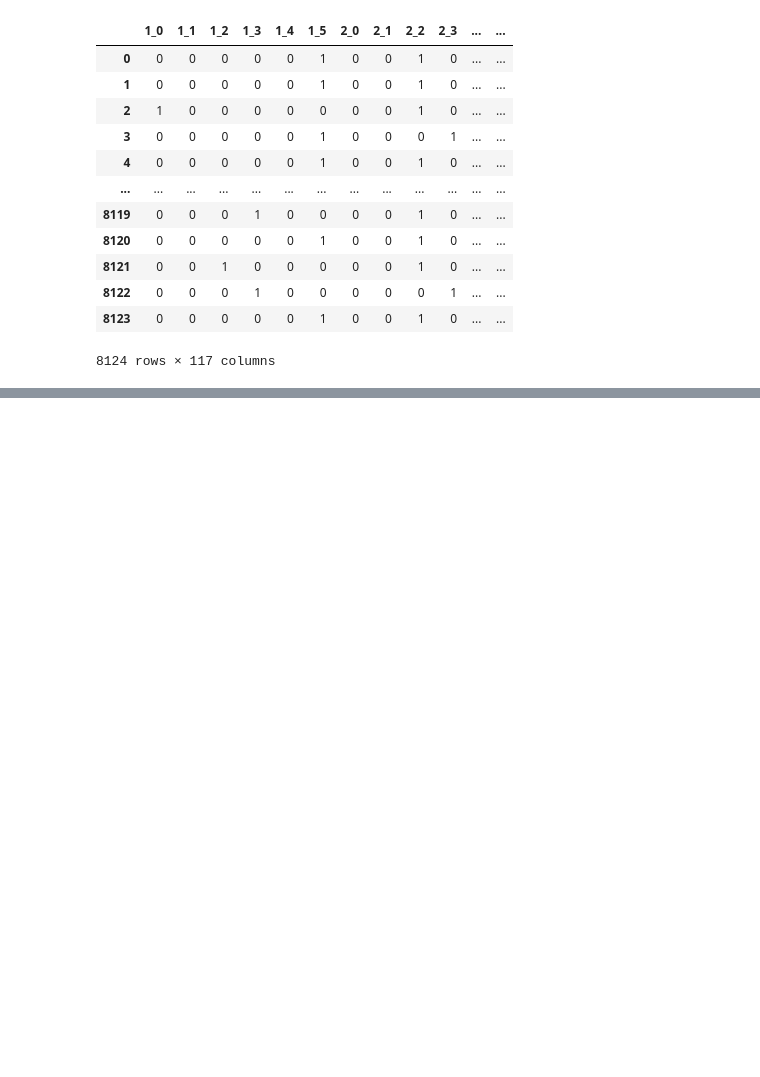
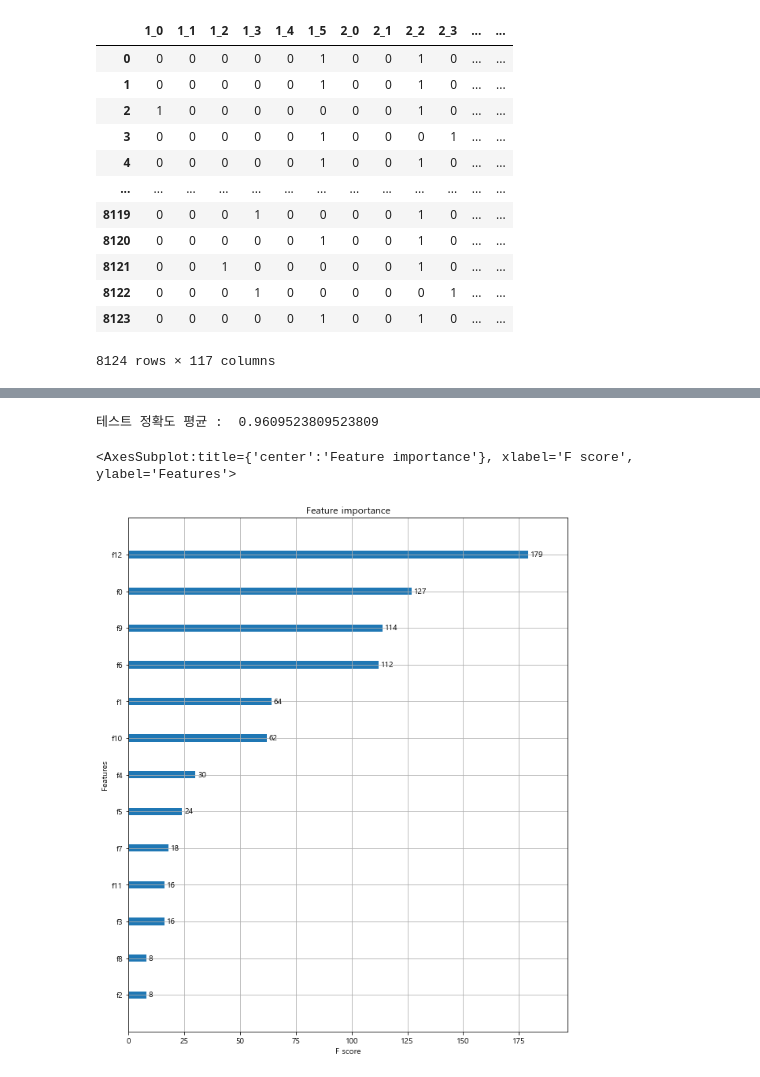
Before and after one commit to NikeLee/pythonwork, a Jupyter notebook: ai/3_의사결정트리.ipynb, the cells around one changed output, grey strips where cells are left out. Saved outputs shown, nothing was run; the diff lists cells and outputs as text; code cells hidden in the pictures; blank space fills up the shorter version.

```diff
--- a/ai/3_의사결정트리.ipynb
+++ b/ai/3_의사결정트리.ipynb
@@ -879,0 +919,5 @@ print("테스트 정확도 : ", grid_cv.score(X_test, y_test))
+# %%
+wine = load_wine()
+wine.feature_names
+wine.target_names
+wine.data.shape
@@ -879,0 +926,9 @@ print("테스트 정확도 : ", grid_cv.score(X_test, y_test))
+# %%
+X_train, X_test, y_train, y_test = train_test_split(wine.data, wine.target, test_size=.2,
+                                                   random_state=123)
+# %%
+xgbc = XGBClassifier(n_estimators=400, learning_rate=0.1, max_depth=3)
+xgbc.fit(X_train, y_train)
+
+print("훈련 정확도 : ", xgbc.score(X_train, y_train))
+print("테스트 정확도 : ", xgbc.score(X_test, y_test))
@@ -879,0 +951,10 @@ print("테스트 정확도 : ", grid_cv.score(X_test, y_test))
+# %%
+print("테스트 정확도 평균 : ", cross_val["test_score"].mean())
+# %% [output]
+테스트 정확도 평균 :  0.9609523809523809
+# %%
+fig, ax = plt.subplots(figsize=(10, 12))
+plot_importance(xgbc, ax=ax)
+# %% [output]
+<AxesSubplot:title={'center':'Feature importance'}, xlabel='F score', ylabel='Features'>
+[figure, added]
```
Also changed, not shown: parts of 111 cells of this notebook.
